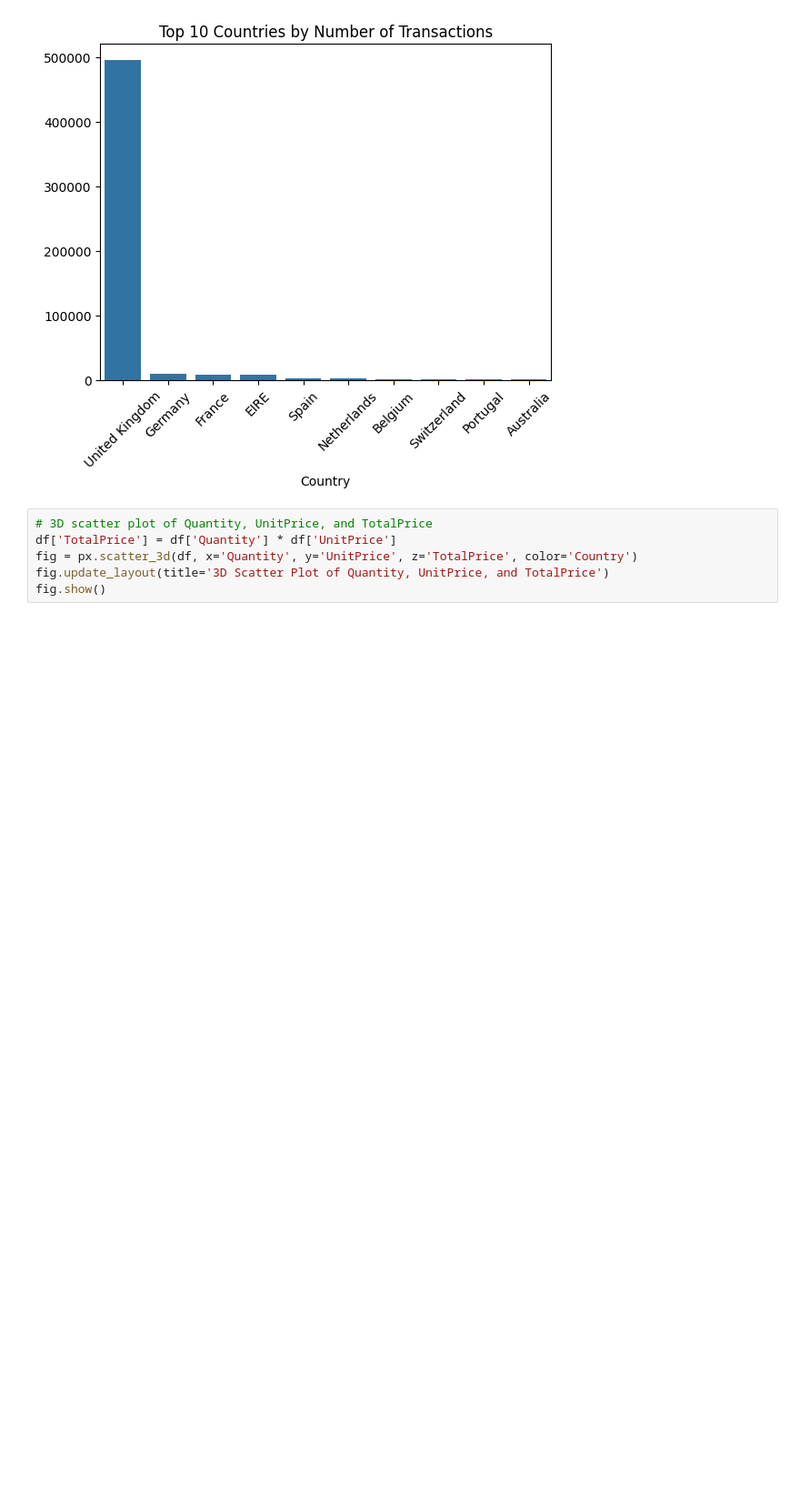
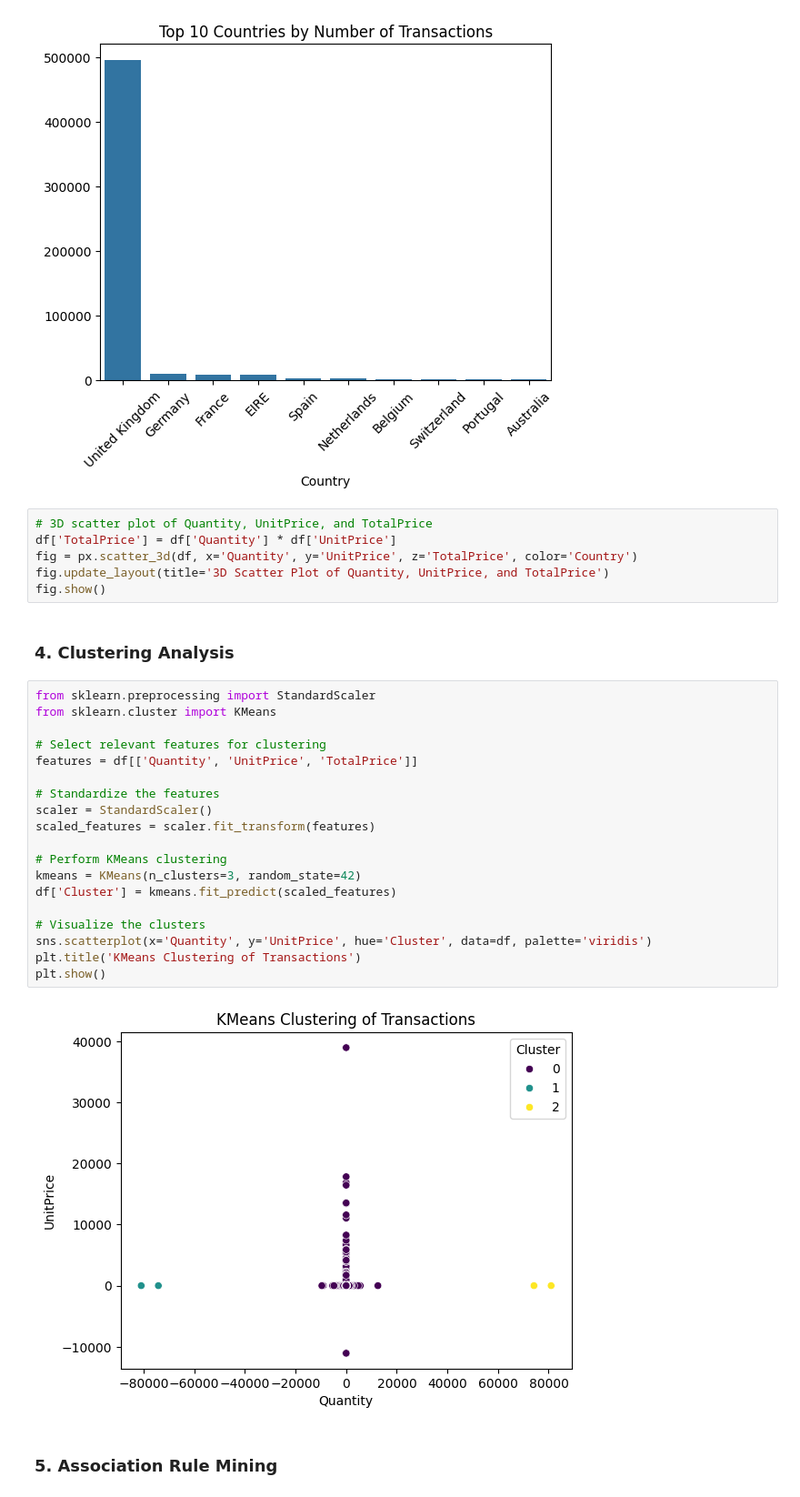
Before and after one commit to CodeRTX/codespaces-demo-files, a Jupyter notebook: Unsupervised Learning Project: Comprehensive Analysis of Retail Transactions.ipynb, the cells around one changed output. Shown at 91% size. Drawn from its saved outputs; the diff is of its cells as text; blank space fills up the shorter version.

```diff
--- a/Unsupervised Learning Project: Comprehensive Analysis of Retail Transactions.ipynb
+++ b/Unsupervised Learning Project: Comprehensive Analysis of Retail Transactions.ipynb
@@ -141,3 +141,28 @@ df['TotalPrice'] = df['Quantity'] * df['UnitPrice']
 fig = px.scatter_3d(df, x='Quantity', y='UnitPrice', z='TotalPrice', color='Country')
 fig.update_layout(title='3D Scatter Plot of Quantity, UnitPrice, and TotalPrice')
 fig.show()
+# %% [markdown]
+### 4. Clustering Analysis
+# %%
+from sklearn.preprocessing import StandardScaler
+from sklearn.cluster import KMeans
+
+# Select relevant features for clustering
+features = df[['Quantity', 'UnitPrice', 'TotalPrice']]
+
+# Standardize the features
+scaler = StandardScaler()
+scaled_features = scaler.fit_transform(features)
+
+# Perform KMeans clustering
+kmeans = KMeans(n_clusters=3, random_state=42)
+df['Cluster'] = kmeans.fit_predict(scaled_features)
+
+# Visualize the clusters
+sns.scatterplot(x='Quantity', y='UnitPrice', hue='Cluster', data=df, palette='viridis')
+plt.title('KMeans Clustering of Transactions')
+plt.show()
+# %% [output]
+[figure, added]
+# %% [markdown]
+### 5. Association Rule Mining
```
Also changed, not shown: parts of 1 cell of this notebook.
